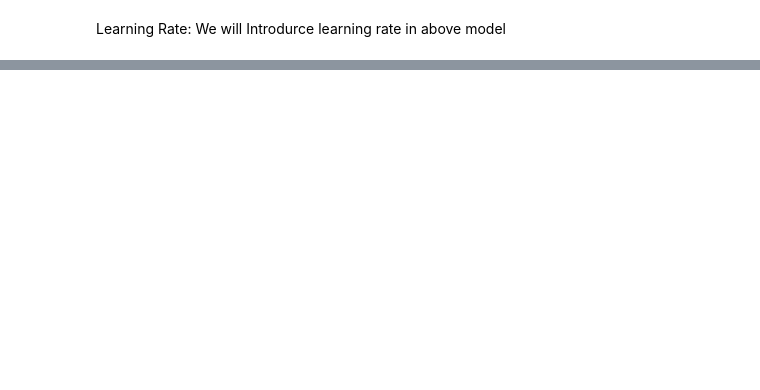
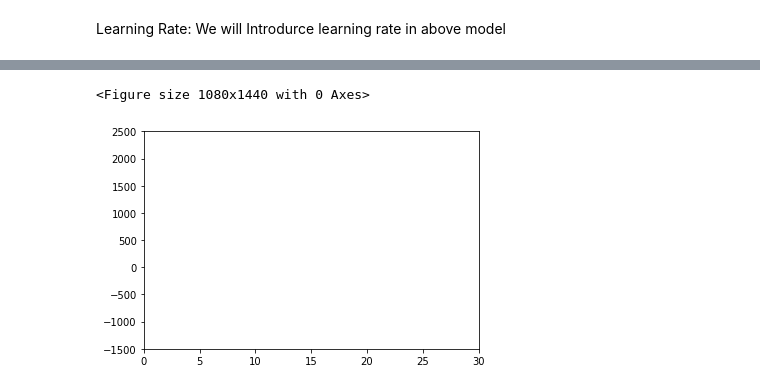
Before and after one commit to Mitesh512/Breast_Cancer_MP_Neuron, a Jupyter notebook: MP_Neuron_breast_cancer.ipynb, the cells around one changed output, grey strips where cells are left out. Saved outputs shown, nothing was run; the diff lists cells and outputs as text; code cells hidden in the pictures; blank space fills up the shorter version.

```diff
--- a/MP_Neuron_breast_cancer.ipynb
+++ b/MP_Neuron_breast_cancer.ipynb
@@ -528,0 +581,11 @@ Max accuracy 0.92018779342723 is acheived at w = [ 3.28163400e+01  1.65238000e+0
+# %%
+# Setting up the figure
+plt.figure(figsize=(15,20 ))
+fig, ax = plt.subplots()
+
+ax.set_xlim((0, wt_mtrx.shape[1]))
+ax.set_ylim((-1500, 2500))
+line, = ax.plot([], [], lw = 2)
+# %% [output]
+<Figure size 1080x1440 with 0 Axes>
+[figure, added]
```
Also changed, not shown: parts of 13 cells of this notebook.
